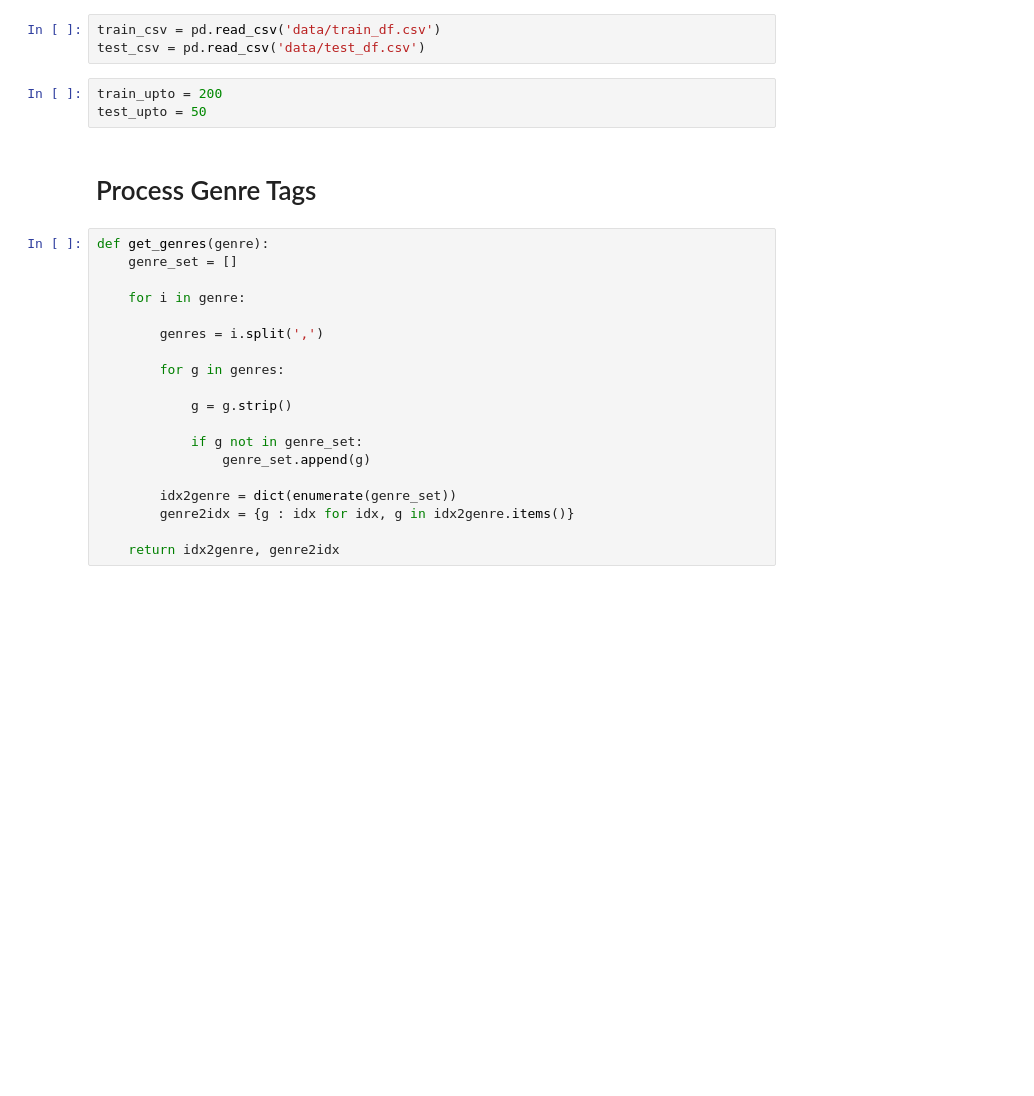
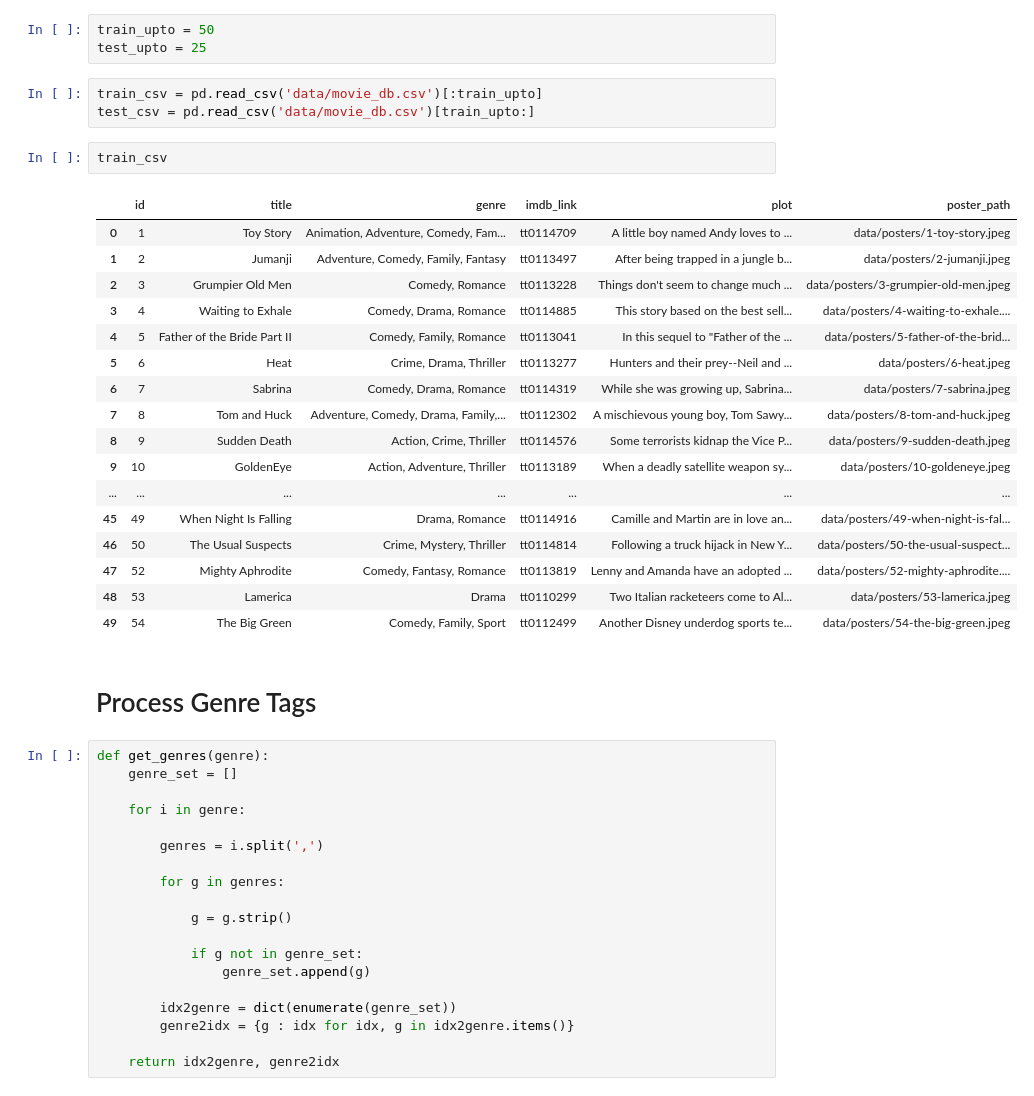
Before and after one commit to BluOyster29/film-classifier, a Jupyter notebook: preprocess_data.ipynb, the cells around one changed output. Cells and saved outputs as stored; diff of their text form; blank space fills up the shorter version.

```diff
--- a/preprocess_data.ipynb
+++ b/preprocess_data.ipynb
@@ -5,9 +18,29 @@ import numpy as np
+# %%
+train_upto = 50
+test_upto = 25
 # %%
-train_csv = pd.read_csv('data/train_df.csv')
-test_csv = pd.read_csv('data/test_df.csv')
+train_csv = pd.read_csv('data/movie_db.csv')[:train_upto]
+test_csv = pd.read_csv('data/movie_db.csv')[train_upto:]
-# %%
-train_upto = 200
-test_upto = 50
+# %%
+train_csv
+# %% [output]
+|  | id | title | genre | imdb_link | plot | poster_path |
+| 0 | 1 | Toy Story | Animation, Adventure, Comedy, Fam... | tt0114709 | A little boy named Andy loves to ... | data/posters/1-toy-story.jpeg |
+| 1 | 2 | Jumanji | Adventure, Comedy, Family, Fantasy | tt0113497 | After being trapped in a jungle b... | data/posters/2-jumanji.jpeg |
+| 2 | 3 | Grumpier Old Men | Comedy, Romance | tt0113228 | Things don't seem to change much ... | data/posters/3-grumpier-old-men.jpeg |
+| 3 | 4 | Waiting to Exhale | Comedy, Drama, Romance | tt0114885 | This story based on the best sell... | data/posters/4-waiting-to-exhale.... |
+| 4 | 5 | Father of the Bride Part II | Comedy, Family, Romance | tt0113041 | In this sequel to "Father of the ... | data/posters/5-father-of-the-brid... |
+| 5 | 6 | Heat | Crime, Drama, Thriller | tt0113277 | Hunters and their prey--Neil and ... | data/posters/6-heat.jpeg |
+| 6 | 7 | Sabrina | Comedy, Drama, Romance | tt0114319 | While she was growing up, Sabrina... | data/posters/7-sabrina.jpeg |
+| 7 | 8 | Tom and Huck | Adventure, Comedy, Drama, Family,... | tt0112302 | A mischievous young boy, Tom Sawy... | data/posters/8-tom-and-huck.jpeg |
+| 8 | 9 | Sudden Death | Action, Crime, Thriller | tt0114576 | Some terrorists kidnap the Vice P... | data/posters/9-sudden-death.jpeg |
+| 9 | 10 | GoldenEye | Action, Adventure, Thriller | tt0113189 | When a deadly satellite weapon sy... | data/posters/10-goldeneye.jpeg |
+| ... | ... | ... | ... | ... | ... | ... |
+| 45 | 49 | When Night Is Falling | Drama, Romance | tt0114916 | Camille and Martin are in love an... | data/posters/49-when-night-is-fal... |
+| 46 | 50 | The Usual Suspects | Crime, Mystery, Thriller | tt0114814 | Following a truck hijack in New Y... | data/posters/50-the-usual-suspect... |
+| 47 | 52 | Mighty Aphrodite | Comedy, Fantasy, Romance | tt0113819 | Lenny and Amanda have an adopted ... | data/posters/52-mighty-aphrodite.... |
+| 48 | 53 | Lamerica | Drama | tt0110299 | Two Italian racketeers come to Al... | data/posters/53-lamerica.jpeg |
+| 49 | 54 | The Big Green | Comedy, Family, Sport | tt0112499 | Another Disney underdog sports te... | data/posters/54-the-big-green.jpeg |
 # %% [markdown]
 # Process Genre Tags
 # %%
```
Also changed, not shown: parts of 28 cells of this notebook.
